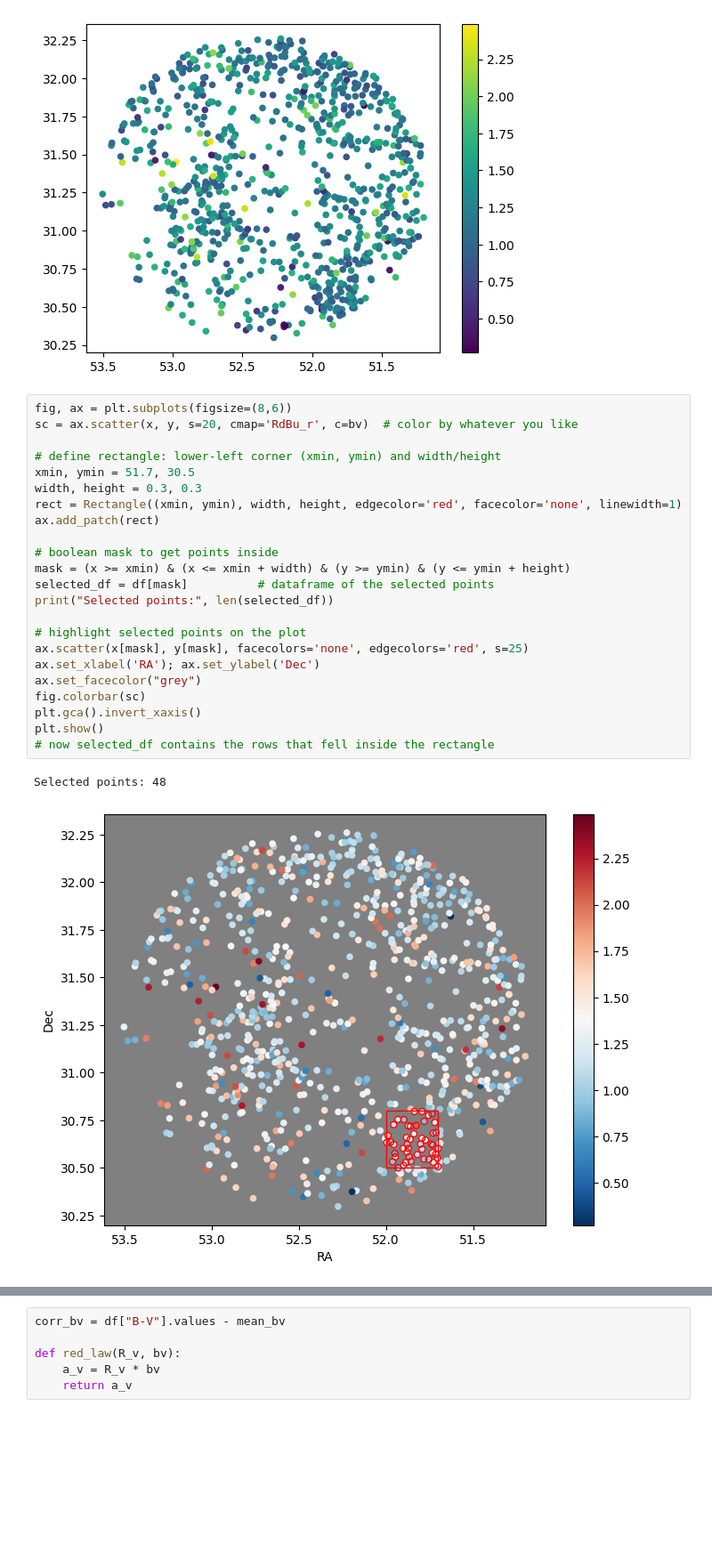
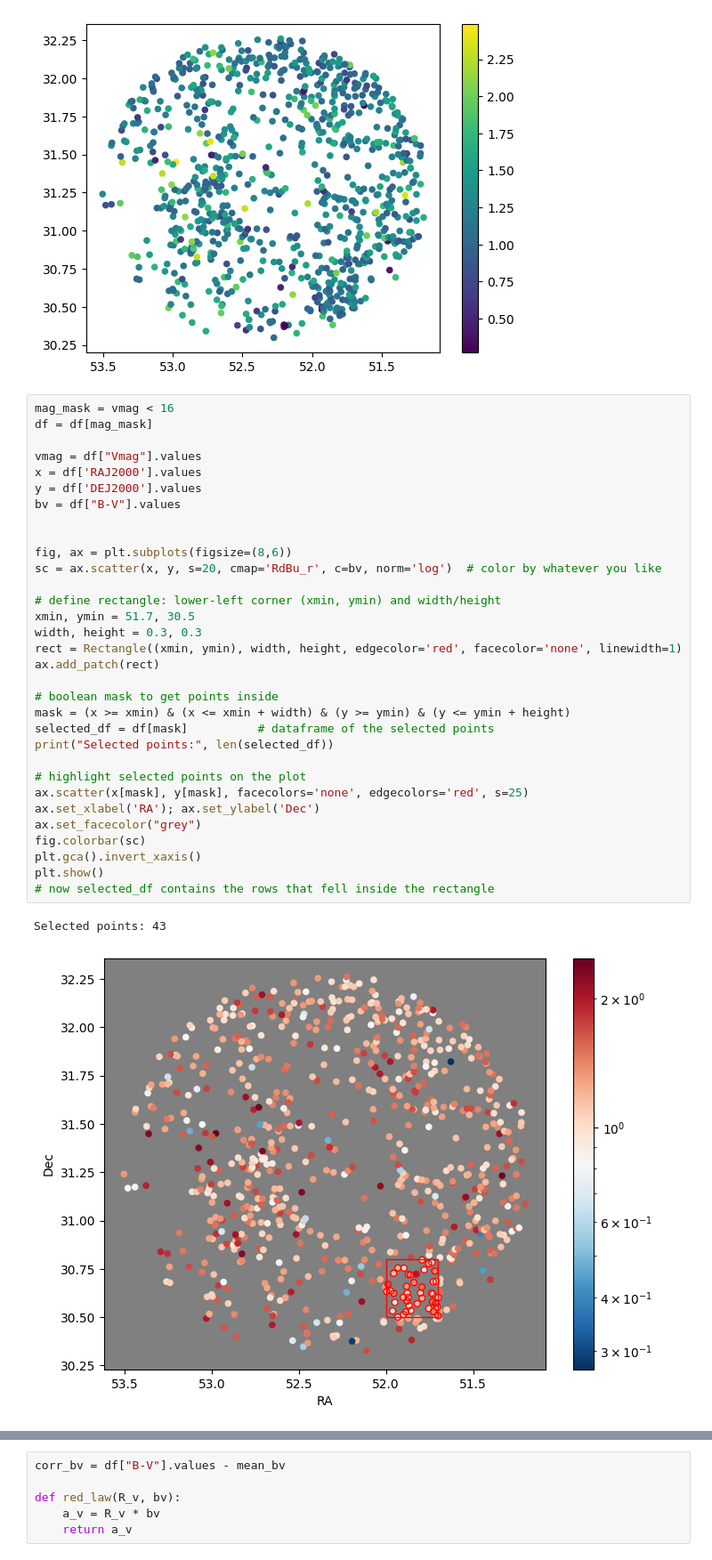
Before and after one commit to eiseleb47/ism_course, a Jupyter notebook: part3/part3.ipynb, the cells around one changed output, grey strips where cells are left out. Shown: that part at 89% size. Drawn from its saved outputs; the diff is of its cells as text; blank space fills up the shorter version.

```diff
--- a/part3/part3.ipynb
+++ b/part3/part3.ipynb
@@ -38,31 +39,40 @@ plt.gca().invert_xaxis()
 # %% [output]
 [figure]
 # %%
+mag_mask = vmag < 16
+df = df[mag_mask]
+
+vmag = df["Vmag"].values
+x = df['RAJ2000'].values
+y = df['DEJ2000'].values
+bv = df["B-V"].values
+
+
 fig, ax = plt.subplots(figsize=(8,6))
-sc = ax.scatter(x, y, s=20, cmap='RdBu_r', c=bv)  # color by whatever you like
+sc = ax.scatter(x, y, s=20, cmap='RdBu_r', c=bv, norm='log')  # color by whatever you like
 
 # define rectangle: lower-left corner (xmin, ymin) and width/height
 xmin, ymin = 51.7, 30.5
 width, height = 0.3, 0.3
 rect = Rectangle((xmin, ymin), width, height, edgecolor='red', facecolor='none', linewidth=1)
 ax.add_patch(rect)
 
 # boolean mask to get points inside
 mask = (x >= xmin) & (x <= xmin + width) & (y >= ymin) & (y <= ymin + height)
 selected_df = df[mask]          # dataframe of the selected points
 print("Selected points:", len(selected_df))
 
 # highlight selected points on the plot
 ax.scatter(x[mask], y[mask], facecolors='none', edgecolors='red', s=25)
 ax.set_xlabel('RA'); ax.set_ylabel('Dec')
 ax.set_facecolor("grey")
 fig.colorbar(sc)
 plt.gca().invert_xaxis()
 plt.show()
 # now selected_df contains the rows that fell inside the rectangle
 # %% [output]
-Selected points: 48
+Selected points: 43
-[figure, old version]
+[figure, new version]
 # %%
 mean_bv = np.mean(selected_df["B-V"].values)
 std_bv = np.std(selected_df["B-V"].values)
```
Also changed, not shown: parts of 3 cells of this notebook, 3 other files.
